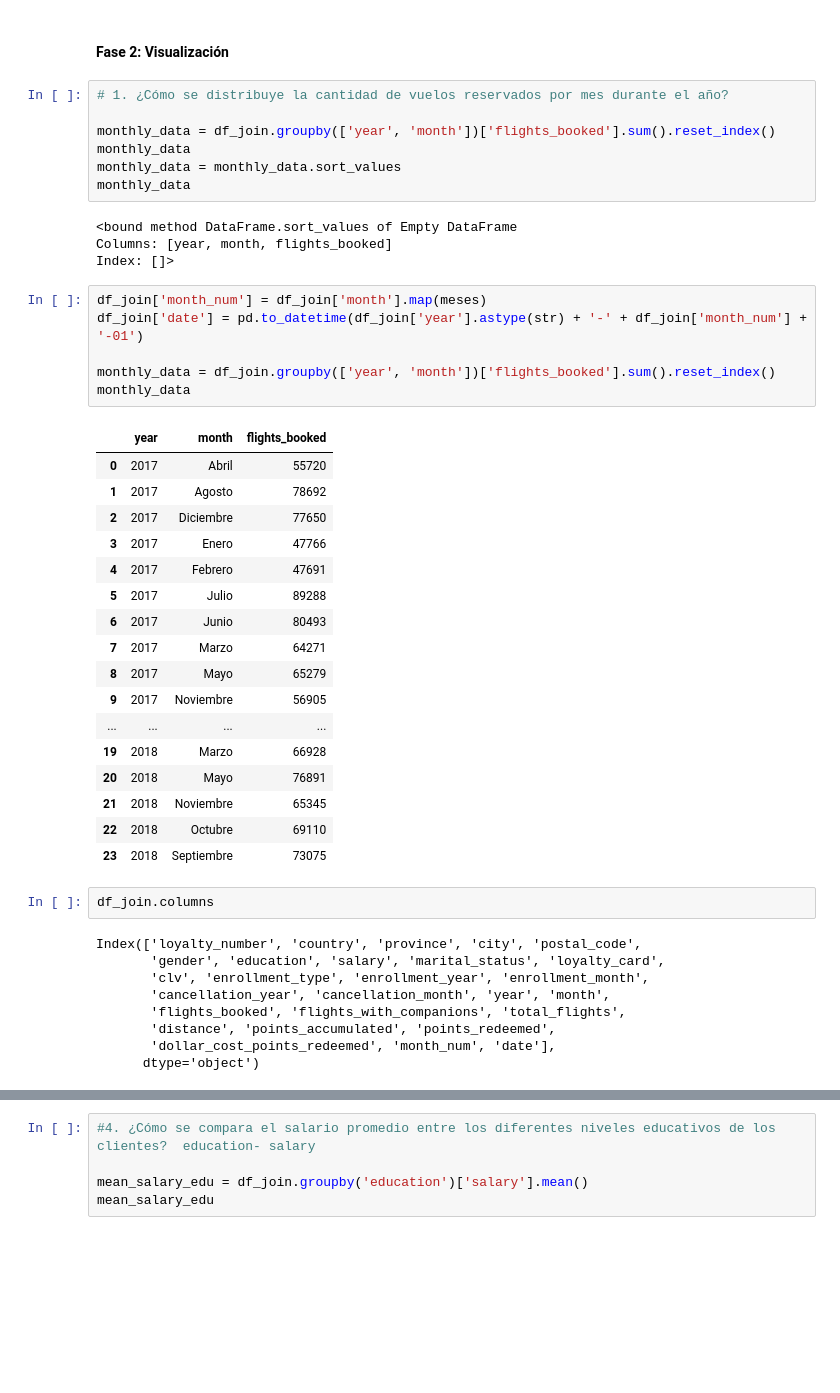
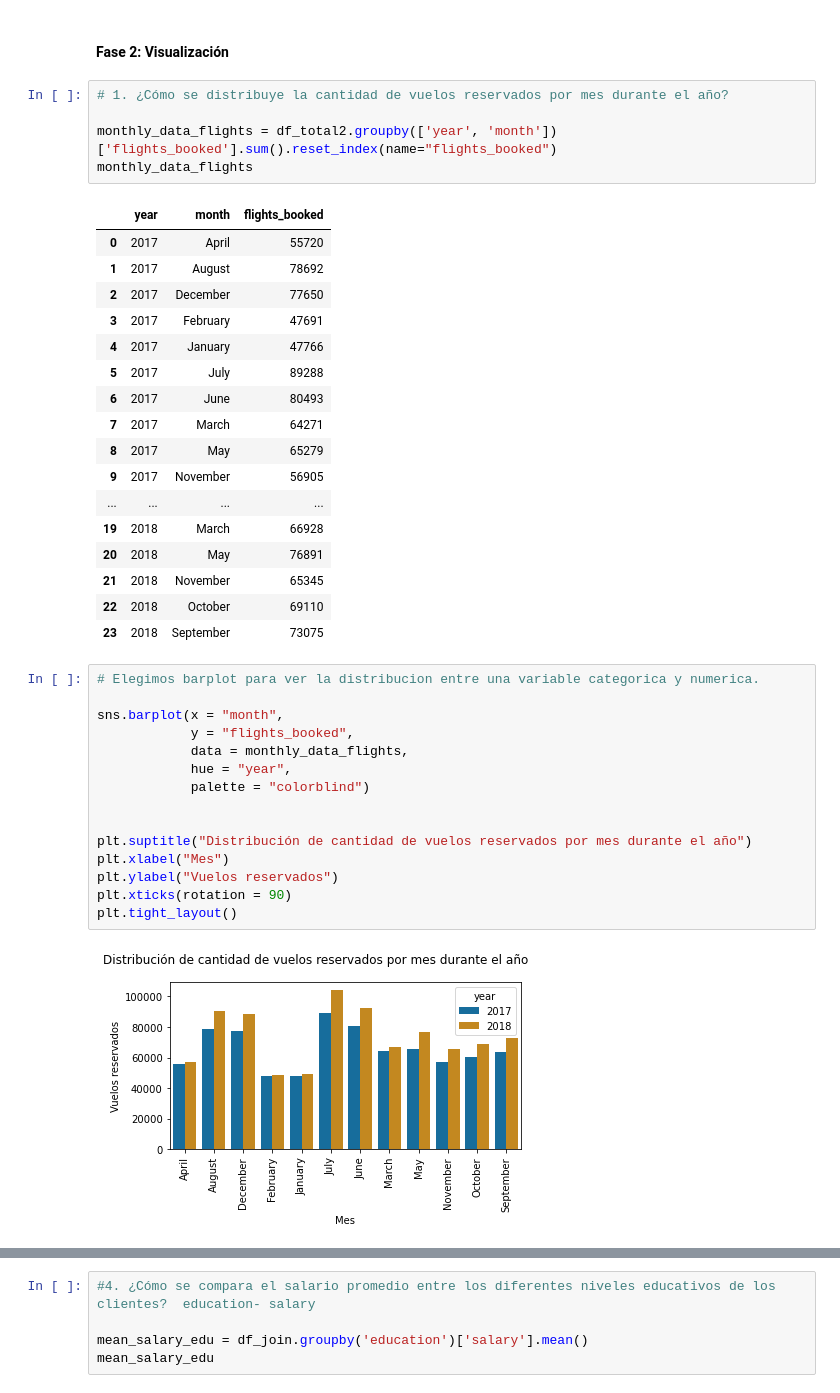
Before and after one commit to Adalab/bda-modulo-3-evaluacion-final-JohannaRL, a Jupyter notebook: final.ipynb, the cells around one changed output, grey strips where cells are left out. Drawn from its saved outputs; the diff is of its cells as text; blank space fills up the shorter version.

```diff
--- a/final.ipynb
+++ b/final.ipynb
@@ -536,49 +305,43 @@ df_join['cancellation_month'] = df_join['cancellation_month'].map(meses)
 # %%
 # 1. ¿Cómo se distribuye la cantidad de vuelos reservados por mes durante el año?
 
-monthly_data = df_join.groupby(['year', 'month'])['flights_booked'].sum().reset_index()
-monthly_data
-monthly_data = monthly_data.sort_values
-monthly_data
+monthly_data_flights = df_total2.groupby(['year', 'month'])['flights_booked'].sum().reset_index(name="flights_booked")
+monthly_data_flights
 # %% [output]
-<bound method DataFrame.sort_values of Empty DataFrame
-Columns: [year, month, flights_booked]
-Index: []>
+|  | year | month | flights_booked |
+| 0 | 2017 | April | 55720 |
+| 1 | 2017 | August | 78692 |
+| 2 | 2017 | December | 77650 |
+| 3 | 2017 | February | 47691 |
+| 4 | 2017 | January | 47766 |
+| 5 | 2017 | July | 89288 |
+| 6 | 2017 | June | 80493 |
+| 7 | 2017 | March | 64271 |
+| 8 | 2017 | May | 65279 |
+| 9 | 2017 | November | 56905 |
+| ... | ... | ... | ... |
+| 19 | 2018 | March | 66928 |
+| 20 | 2018 | May | 76891 |
+| 21 | 2018 | November | 65345 |
+| 22 | 2018 | October | 69110 |
+| 23 | 2018 | September | 73075 |
-# %%
-df_join['month_num'] = df_join['month'].map(meses)
-df_join['date'] = pd.to_datetime(df_join['year'].astype(str) + '-' + df_join['month_num'] + '-01')
-
-monthly_data = df_join.groupby(['year', 'month'])['flights_booked'].sum().reset_index()
-monthly_data
-# %% [output]
-|  | year | month | flights_booked |
-| 0 | 2017 | Abril | 55720 |
-| 1 | 2017 | Agosto | 78692 |
-| 2 | 2017 | Diciembre | 77650 |
-| 3 | 2017 | Enero | 47766 |
-| 4 | 2017 | Febrero | 47691 |
-| 5 | 2017 | Julio | 89288 |
-| 6 | 2017 | Junio | 80493 |
-| 7 | 2017 | Marzo | 64271 |
-| 8 | 2017 | Mayo | 65279 |
-| 9 | 2017 | Noviembre | 56905 |
-| ... | ... | ... | ... |
-| 19 | 2018 | Marzo | 66928 |
-| 20 | 2018 | Mayo | 76891 |
-| 21 | 2018 | Noviembre | 65345 |
-| 22 | 2018 | Octubre | 69110 |
-| 23 | 2018 | Septiembre | 73075 |
-# %%
-df_join.columns
-# %% [output]
-Index(['loyalty_number', 'country', 'province', 'city', 'postal_code',
-       'gender', 'education', 'salary', 'marital_status', 'loyalty_card',
-       'clv', 'enrollment_type', 'enrollment_year', 'enrollment_month',
-       'cancellation_year', 'cancellation_month', 'year', 'month',
-       'flights_booked', 'flights_with_companions', 'total_flights',
-       'distance', 'points_accumulated', 'points_redeemed',
-       'dollar_cost_points_redeemed', 'month_num', 'date'],
-      dtype='object')
+# %%
+# Elegimos barplot para ver la distribucion entre una variable categorica y numerica.
+
+sns.barplot(x = "month",
+            y = "flights_booked",
+            data = monthly_data_flights,
+            hue = "year",
+            palette = "colorblind")
+
+
+plt.suptitle("Distribución de cantidad de vuelos reservados por mes durante el año")
+plt.xlabel("Mes")
+plt.ylabel("Vuelos reservados")
+plt.xticks(rotation = 90)
+plt.tight_layout()
+# %% [output]
+[figure, added]
 # %%
 # 2. ¿Existe una relación entre la distancia de los vuelos y los puntos acumulados por los clientes? distance - points_accumulated
 
```
Also changed, not shown: parts of 88 cells of this notebook.
